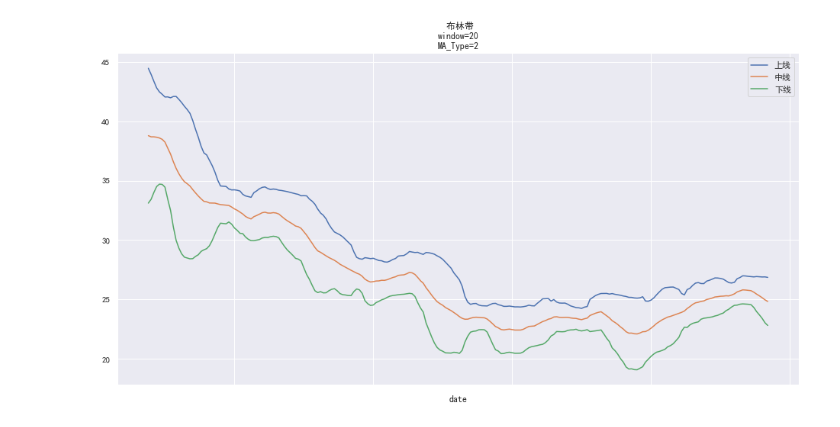
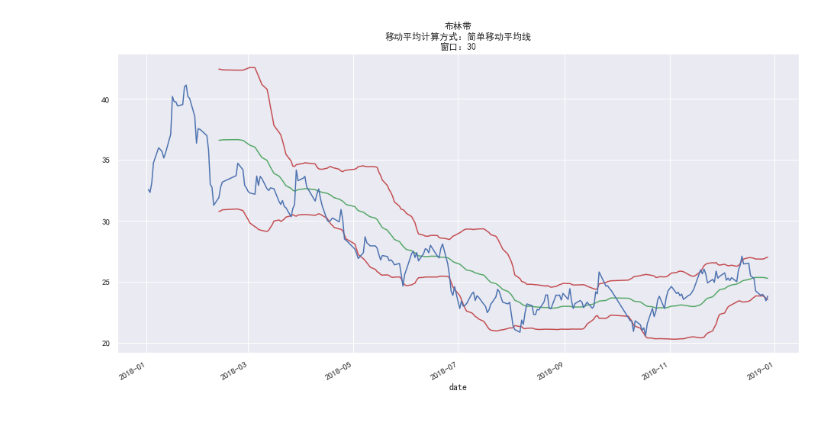
Before and after one commit to GuQiangJS/finance_ai_py, a Jupyter notebook: example/布林带.ipynb, the cells around one changed output. Cells and saved outputs as stored; diff of their text form; code cells hidden in the pictures.

```diff
--- a/example/布林带.ipynb
+++ b/example/布林带.ipynb
@@ -34,4 +28,5 @@ upper, middle, lower = talib.BBANDS(close, matype=MA_Type.T3)
-# %%
-bbands_plot(df['close'])
-# %% [output]
-[figure, removed]
+# %%
+from talib import MA_Type
+units.plot_bbands(df.close, MA_Type.SMA,timeperiod=30)
+# %% [output]
+[figure, added]
```
Also changed, not shown: parts of 6 cells of this notebook, 4 other files.
